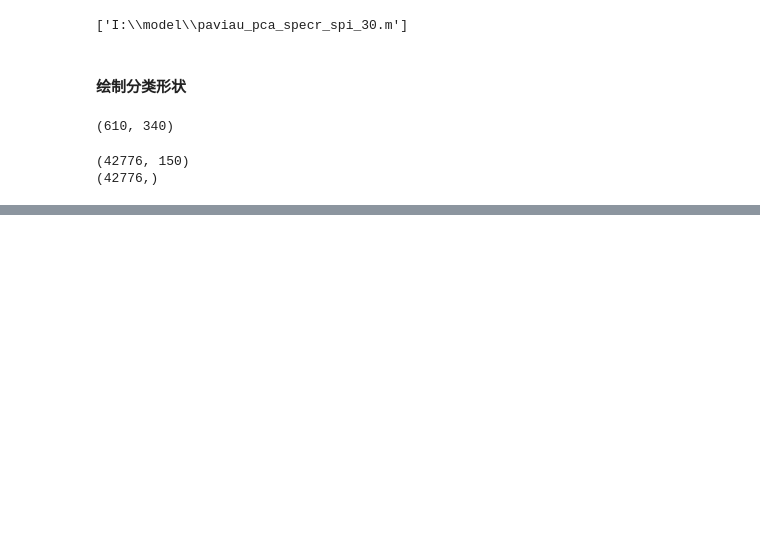
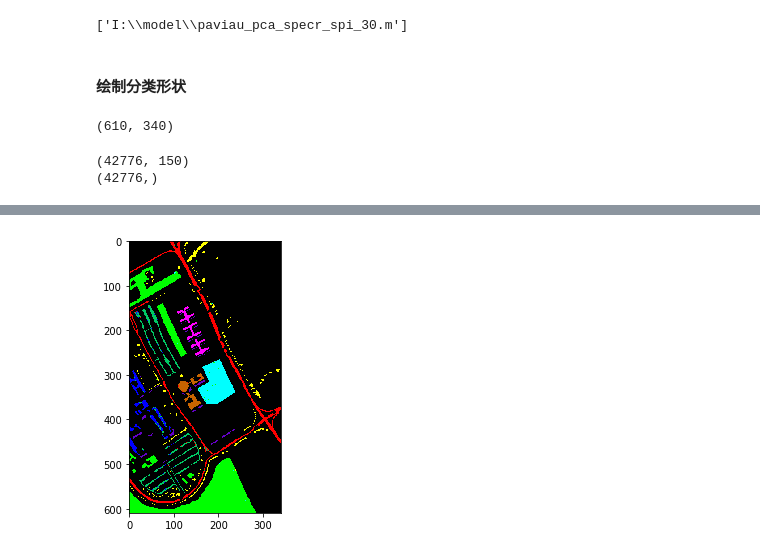
Before and after one commit to SemieZX/matrix_and_vector, a Jupyter notebook: HPI_CH3_EX/PaviaU_pca.ipynb, the cells around one changed output, grey strips where cells are left out. Drawn from its saved outputs; the diff is of its cells as text; code cells hidden in the pictures; blank space fills up the shorter version.

```diff
--- a/HPI_CH3_EX/PaviaU_pca.ipynb
+++ b/HPI_CH3_EX/PaviaU_pca.ipynb
@@ -312,0 +318,12 @@ print (accuracy)
+# %%
+# 构造分类图
+k = 0
+for i in range(output_image.shape[0]):
+    for j in range(output_image.shape[1]):
+        if output_image[i][j] != 0:
+            new_show[i][j] = predict_label[k]
+            k += 1
+# 分类效果图
+ground_truth = spectral.imshow(classes = new_show.astype(int),figsize =(5,5))
+# %% [output]
+[figure, added]
```
Also changed, not shown: parts of 4 cells of this notebook, 5 other files.
